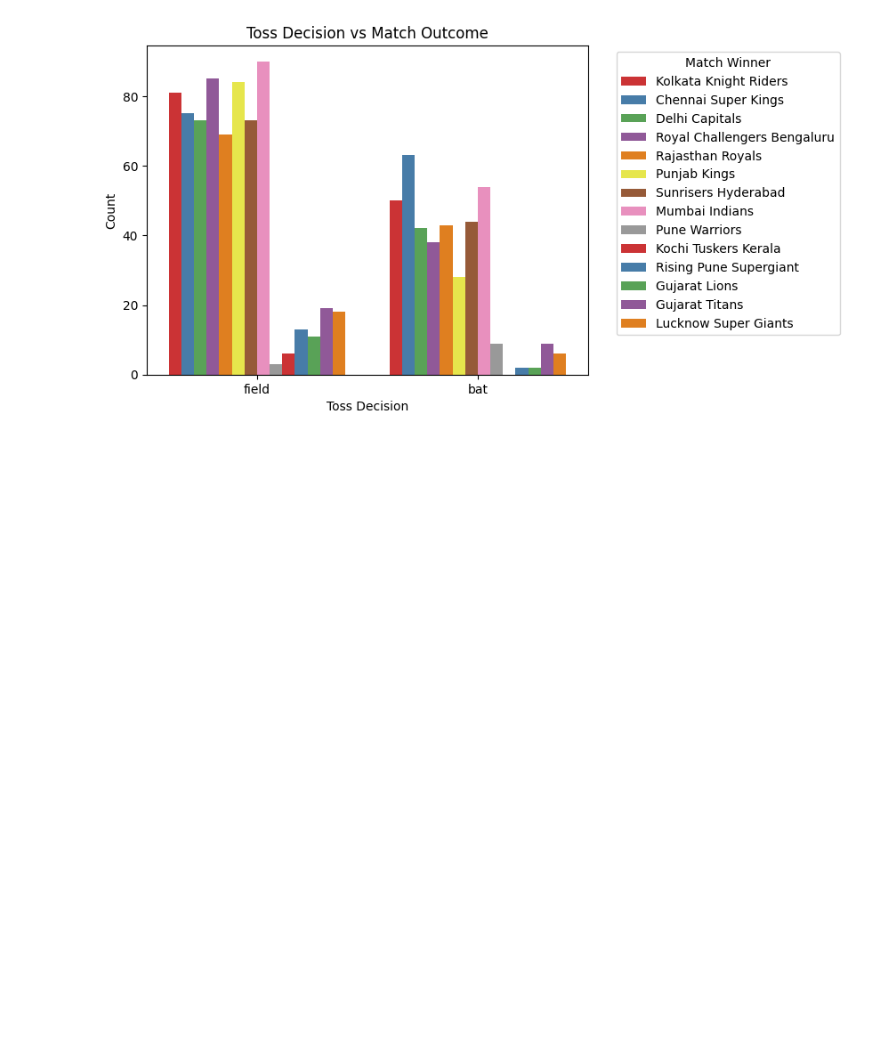
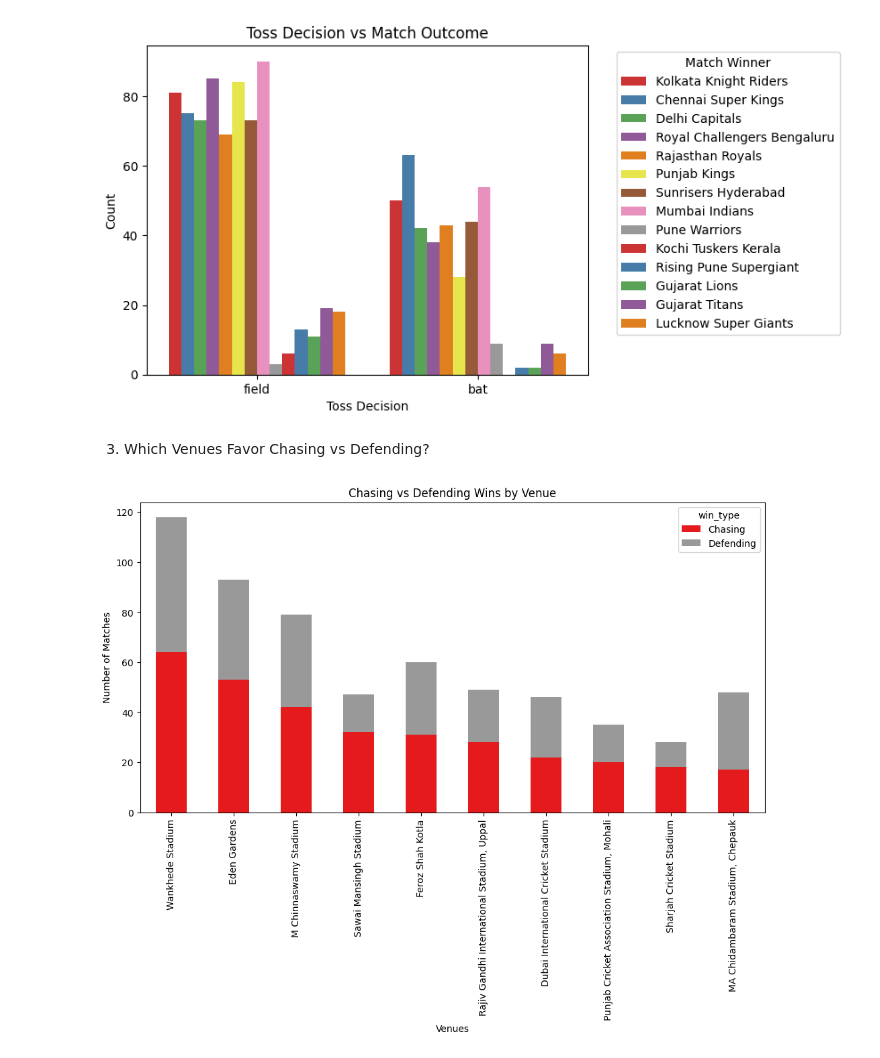
Before and after one commit to riddhikale/CricIQ, a Jupyter notebook: ipl.ipynb, the cells around one changed output. Saved outputs shown, nothing was run; the diff lists cells and outputs as text; code cells hidden in the pictures; blank space fills up the shorter version.

Commit message:
analyze venue-level trends in chasing vs defending wins

```diff
--- a/ipl.ipynb
+++ b/ipl.ipynb
@@ -261,3 +260,29 @@ plt.legend(title='Match Winner', bbox_to_anchor=(1.05, 1), loc='upper left')
 plt.show()
 # %% [output]
 [figure]
+# %% [markdown]
+3. Which Venues Favor Chasing vs Defending?
+# %%
+venue_replacements = {
+    'Wankhede Stadium, Mumbai': 'Wankhede Stadium',
+    'Brabourne Stadium, Mumbai': 'Brabourne Stadium',
+    'M Chinnaswamy Stadium, Bengaluru': 'M Chinnaswamy Stadium',
+    'Eden Gardens, Kolkata': 'Eden Gardens',
+    'Himachal Pradesh Cricket Association Stadium, Dharamshala': 'Himachal Pradesh Cricket Association Stadium',
+    'Arun Jaitley Stadium, Delhi': 'Arun Jaitley Stadium'
+}
+matches['venue'] = matches['venue'].replace(venue_replacements)
+# %%
+matches['win_type']= matches.apply(
+    lambda x: 'Chasing' if x['result'] == 'wickets' else 'Defending', axis=1
+)
+venue_strategy= matches.groupby(['venue', 'win_type']).size().unstack()
+
+venue_strategy.sort_values(by='Chasing', ascending=False).head(10).plot(kind='bar', stacked=True, figsize=(12,6), colormap='Set1')
+
+plt.title('Chasing vs Defending Wins by Venue')
+plt.xlabel('Venues')
+plt.ylabel('Number of Matches')
+plt.show()
+# %% [output]
+[figure, added]
```
Also changed, not shown: parts of 1 cell of this notebook.
